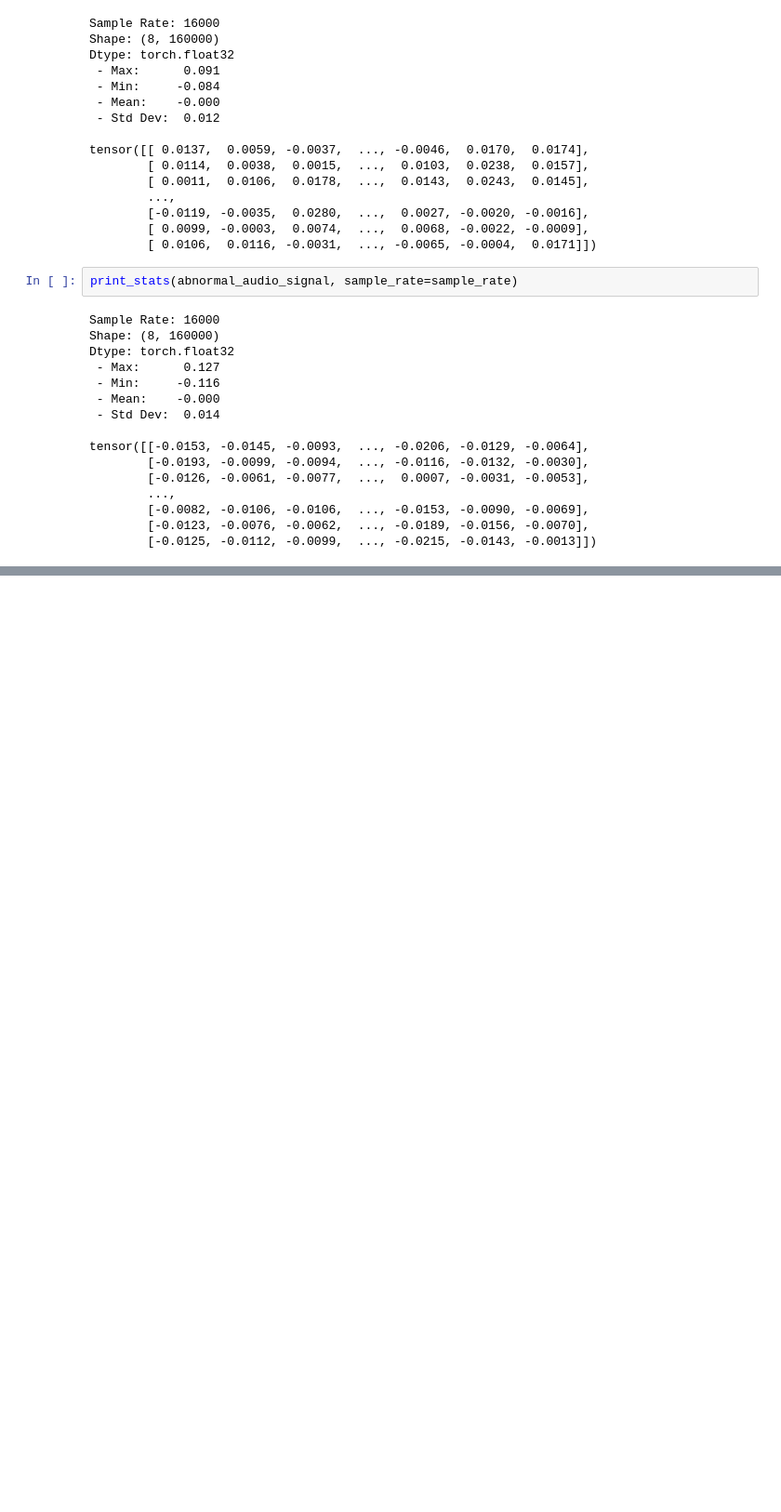
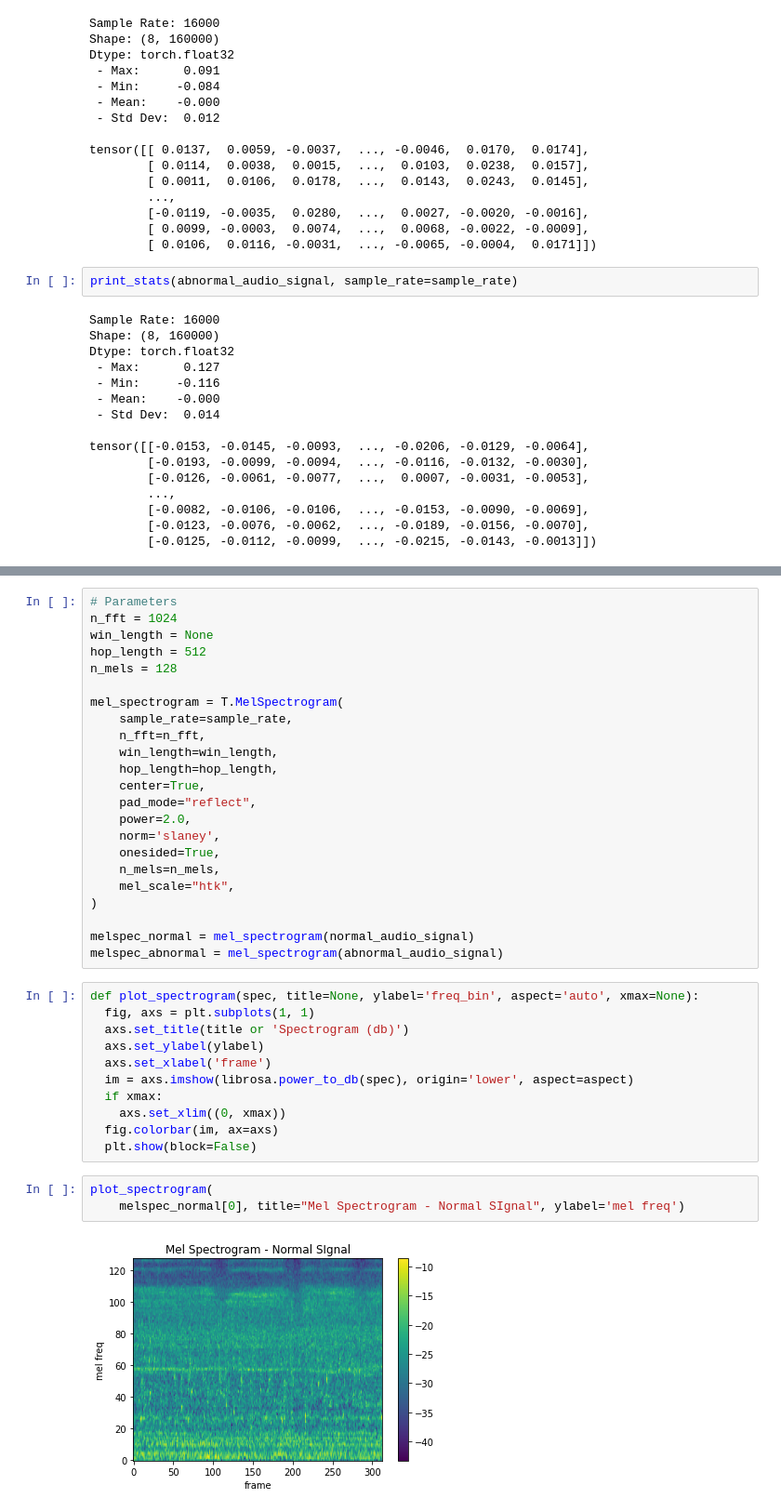
Before and after one commit to tominator95/sound-classification, a Jupyter notebook: Data Analysis/Data_Understanding.ipynb, the cells around one changed output, grey strips where cells are left out. Shown at 93% size. Drawn from its saved outputs; the diff is of its cells as text; blank space fills up the shorter version.

```diff
--- a/Data Analysis/Data_Understanding.ipynb
+++ b/Data Analysis/Data_Understanding.ipynb
@@ -106,0 +113,39 @@ Text(0.5, 1.0, 'Normal and Abnormal Sound Signal')
+# %%
+# Parameters
+n_fft = 1024
+win_length = None
+hop_length = 512
+n_mels = 128
+
+mel_spectrogram = T.MelSpectrogram(
+    sample_rate=sample_rate,
+    n_fft=n_fft,
+    win_length=win_length,
+    hop_length=hop_length,
+    center=True,
+    pad_mode="reflect",
+    power=2.0,
+    norm='slaney',
+    onesided=True,
+    n_mels=n_mels,
+    mel_scale="htk",
+)
+
+melspec_normal = mel_spectrogram(normal_audio_signal)
+melspec_abnormal = mel_spectrogram(abnormal_audio_signal)
+# %%
+def plot_spectrogram(spec, title=None, ylabel='freq_bin', aspect='auto', xmax=None):
+  fig, axs = plt.subplots(1, 1)
+  axs.set_title(title or 'Spectrogram (db)')
+  axs.set_ylabel(ylabel)
+  axs.set_xlabel('frame')
+  im = axs.imshow(librosa.power_to_db(spec), origin='lower', aspect=aspect)
+  if xmax:
+    axs.set_xlim((0, xmax))
+  fig.colorbar(im, ax=axs)
+  plt.show(block=False)
+# %%
+plot_spectrogram(
+    melspec_normal[0], title="Mel Spectrogram - Normal SIgnal", ylabel='mel freq')
+# %% [output]
+[figure, added]
```
Also changed, not shown: parts of 4 cells of this notebook.
